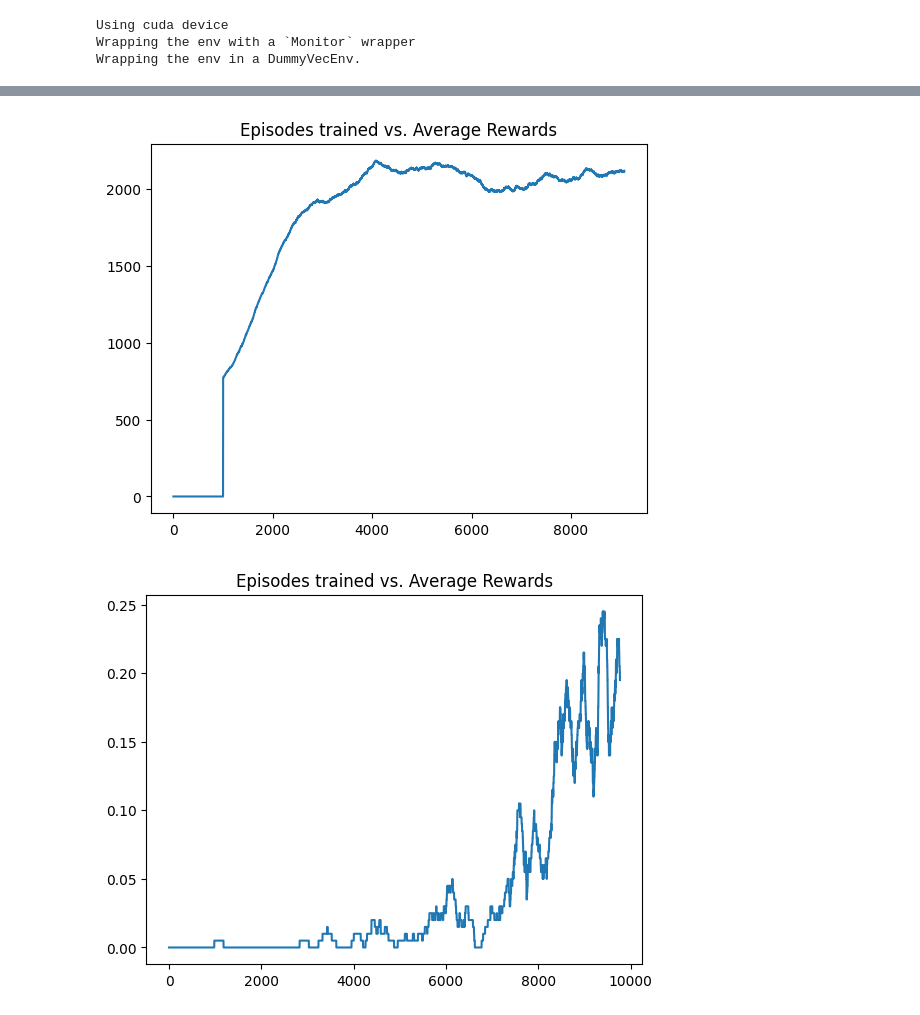
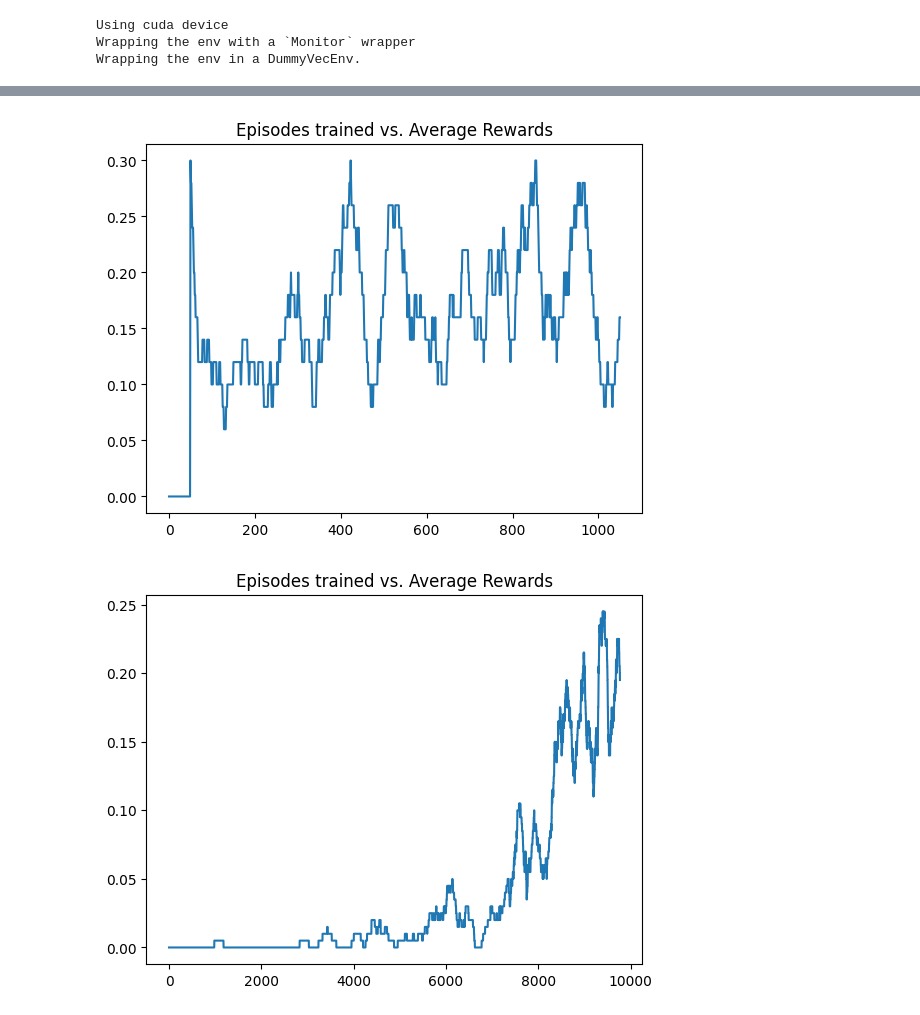
Before and after one commit to JansSolanoVega/DQN-Agent-to-play-Sonic-and-Mario, a Jupyter notebook: TestingTrainingStableBaselines.ipynb, the cells around one changed output, grey strips where cells are left out. Cells and saved outputs as stored; diff of their text form; code cells hidden in the pictures.

```diff
--- a/TestingTrainingStableBaselines.ipynb
+++ b/TestingTrainingStableBaselines.ipynb
@@ -113,9 +129,9 @@ logger.total_rewards = log_callback.reward_history
 logger.wins = log_callback.win_rate_history
 logger.close()
 # %%
-plot_average_reward(logger.total_rewards, title="Episodes trained vs. Average Rewards", n_average=1000)
+plot_average_reward(logger.wins, title="Episodes trained vs. Average Rewards", n_average=50)
 # %% [output]
-[figure, old version]
+[figure, new version]
 # %%
 import pickle
 with open(r"logs/SuperMarioBros-1-1-v0/DDQN/20240131041250/train/total_wins", 'rb') as f:
```
Also changed, not shown: parts of 4 cells of this notebook, 5 other files.
